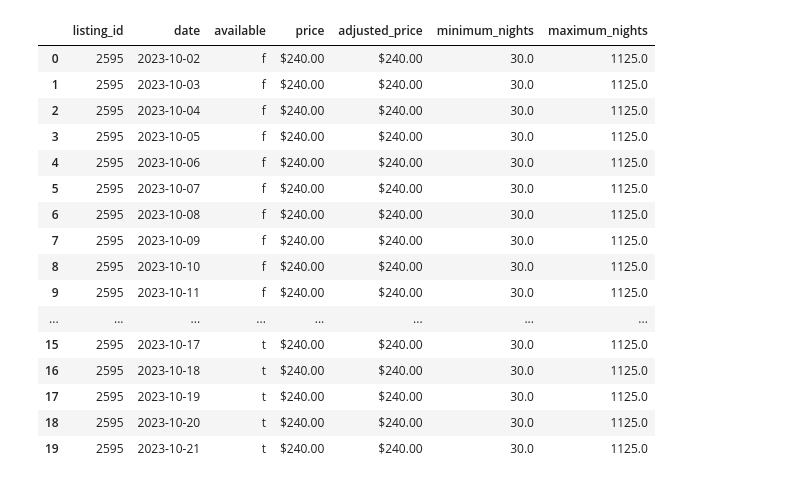
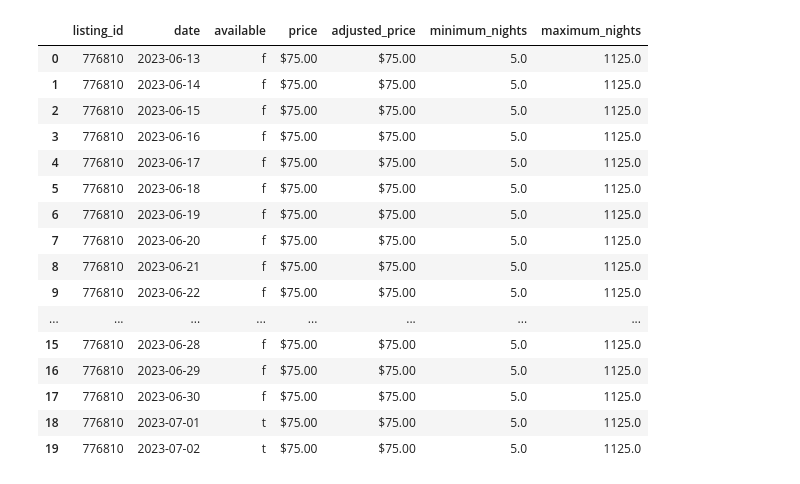
Before and after one commit to rafaelnduarte/airbnb, a Jupyter notebook: notebooks/02_get_calendar_data.ipynb, the cells around one changed output. Drawn from its saved outputs; the diff is of its cells as text; code cells hidden in the pictures.

Commit message:
changing city

```diff
--- a/notebooks/02_get_calendar_data.ipynb
+++ b/notebooks/02_get_calendar_data.ipynb
@@ -19,11 +19,11 @@ def download_one_file(year: int, month: int, day: int) -> pd.DataFrame:
     Returns:
     - df (pd.DataFrame): The DataFrame containing the downloaded data.
     """
-    URL = f'http://data.insideairbnb.com/united-states/ny/new-york-city/{year}-{month:02d}-{day:02d}/data/calendar.csv.gz'
+    URL = f'http://data.insideairbnb.com/united-states/tx/dallas/{year}-{month:02d}-{day:02d}/data/calendar.csv.gz'
     response = requests.get(URL)
 
     if response.status_code == 200:
-        path = f'../data/raw/new-york-city/calendar-{year}-{month:02d}-{day:02d}.parquet'
+        path = f'../data/raw/dallas-calendar-{year}-{month:02d}-{day:02d}.parquet'
 
         with open(path, 'wb') as file:
             file.write(response.content)
@@ -40,31 +40,31 @@ def download_one_file(year: int, month: int, day: int) -> pd.DataFrame:
         raise Exception(f'{URL} is not available.')
 # %%
 # explore and validate one single file
-download_one_file(year=2023, month=10, day=1)
+download_one_file(year=2023, month=6, day=12)
 
 # Specify the path where you want to save the decompressed CSV
-file_path = '../data/raw/new-york-city/calendar-2023-10-01.csv.parquet'
+file_path = '../data/raw/dallas-calendar-2023-06-12.csv.parquet'
 
 
 # Read the decompressed CSV with Pandas
 df = pd.read_parquet(file_path)
 
 df.head(20)
 # %% [output]
 |  | listing_id | date | available | price | adjusted_price | minimum_nights | maximum_nights |
-| 0 | 2595 | 2023-10-02 | f | $240.00 | $240.00 | 30.0 | 1125.0 |
-| 1 | 2595 | 2023-10-03 | f | $240.00 | $240.00 | 30.0 | 1125.0 |
-| 2 | 2595 | 2023-10-04 | f | $240.00 | $240.00 | 30.0 | 1125.0 |
-| 3 | 2595 | 2023-10-05 | f | $240.00 | $240.00 | 30.0 | 1125.0 |
-| 4 | 2595 | 2023-10-06 | f | $240.00 | $240.00 | 30.0 | 1125.0 |
-| 5 | 2595 | 2023-10-07 | f | $240.00 | $240.00 | 30.0 | 1125.0 |
-| 6 | 2595 | 2023-10-08 | f | $240.00 | $240.00 | 30.0 | 1125.0 |
-| 7 | 2595 | 2023-10-09 | f | $240.00 | $240.00 | 30.0 | 1125.0 |
-| 8 | 2595 | 2023-10-10 | f | $240.00 | $240.00 | 30.0 | 1125.0 |
-| 9 | 2595 | 2023-10-11 | f | $240.00 | $240.00 | 30.0 | 1125.0 |
+| 0 | 776810 | 2023-06-13 | f | $75.00 | $75.00 | 5.0 | 1125.0 |
+| 1 | 776810 | 2023-06-14 | f | $75.00 | $75.00 | 5.0 | 1125.0 |
+| 2 | 776810 | 2023-06-15 | f | $75.00 | $75.00 | 5.0 | 1125.0 |
+| 3 | 776810 | 2023-06-16 | f | $75.00 | $75.00 | 5.0 | 1125.0 |
+| 4 | 776810 | 2023-06-17 | f | $75.00 | $75.00 | 5.0 | 1125.0 |
+| 5 | 776810 | 2023-06-18 | f | $75.00 | $75.00 | 5.0 | 1125.0 |
+| 6 | 776810 | 2023-06-19 | f | $75.00 | $75.00 | 5.0 | 1125.0 |
+| 7 | 776810 | 2023-06-20 | f | $75.00 | $75.00 | 5.0 | 1125.0 |
+| 8 | 776810 | 2023-06-21 | f | $75.00 | $75.00 | 5.0 | 1125.0 |
+| 9 | 776810 | 2023-06-22 | f | $75.00 | $75.00 | 5.0 | 1125.0 |
 | ... | ... | ... | ... | ... | ... | ... | ... |
-| 15 | 2595 | 2023-10-17 | t | $240.00 | $240.00 | 30.0 | 1125.0 |
-| 16 | 2595 | 2023-10-18 | t | $240.00 | $240.00 | 30.0 | 1125.0 |
-| 17 | 2595 | 2023-10-19 | t | $240.00 | $240.00 | 30.0 | 1125.0 |
-| 18 | 2595 | 2023-10-20 | t | $240.00 | $240.00 | 30.0 | 1125.0 |
-| 19 | 2595 | 2023-10-21 | t | $240.00 | $240.00 | 30.0 | 1125.0 |
+| 15 | 776810 | 2023-06-28 | f | $75.00 | $75.00 | 5.0 | 1125.0 |
+| 16 | 776810 | 2023-06-29 | f | $75.00 | $75.00 | 5.0 | 1125.0 |
+| 17 | 776810 | 2023-06-30 | f | $75.00 | $75.00 | 5.0 | 1125.0 |
+| 18 | 776810 | 2023-07-01 | t | $75.00 | $75.00 | 5.0 | 1125.0 |
+| 19 | 776810 | 2023-07-02 | t | $75.00 | $75.00 | 5.0 | 1125.0 |
```
Also changed, not shown: parts of 1 cell of this notebook, 12 other files.
